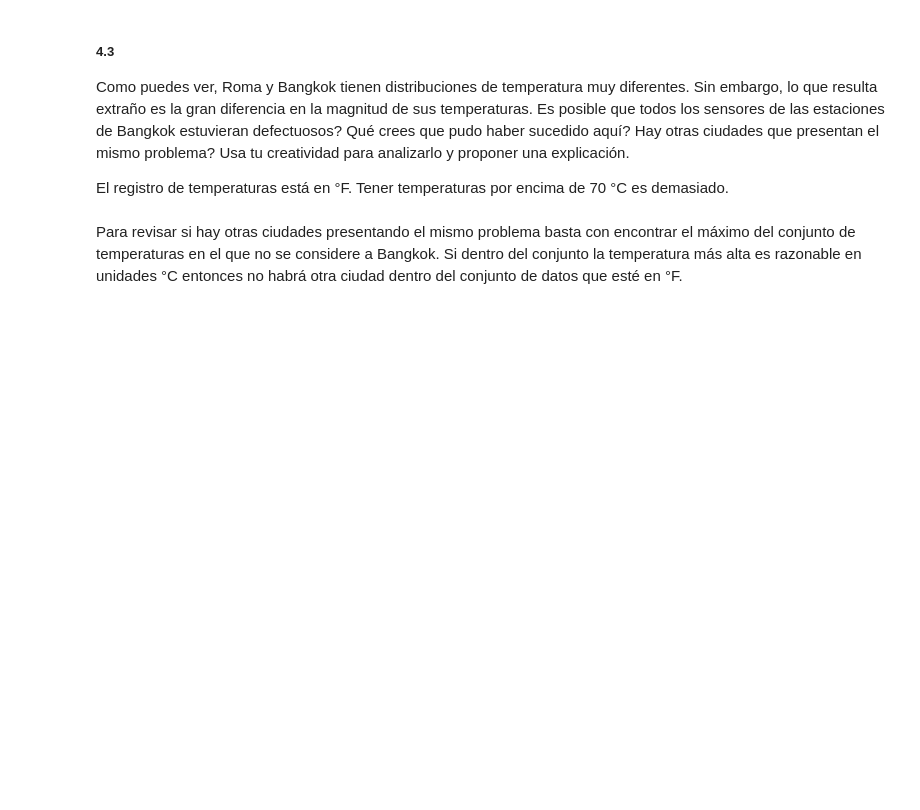
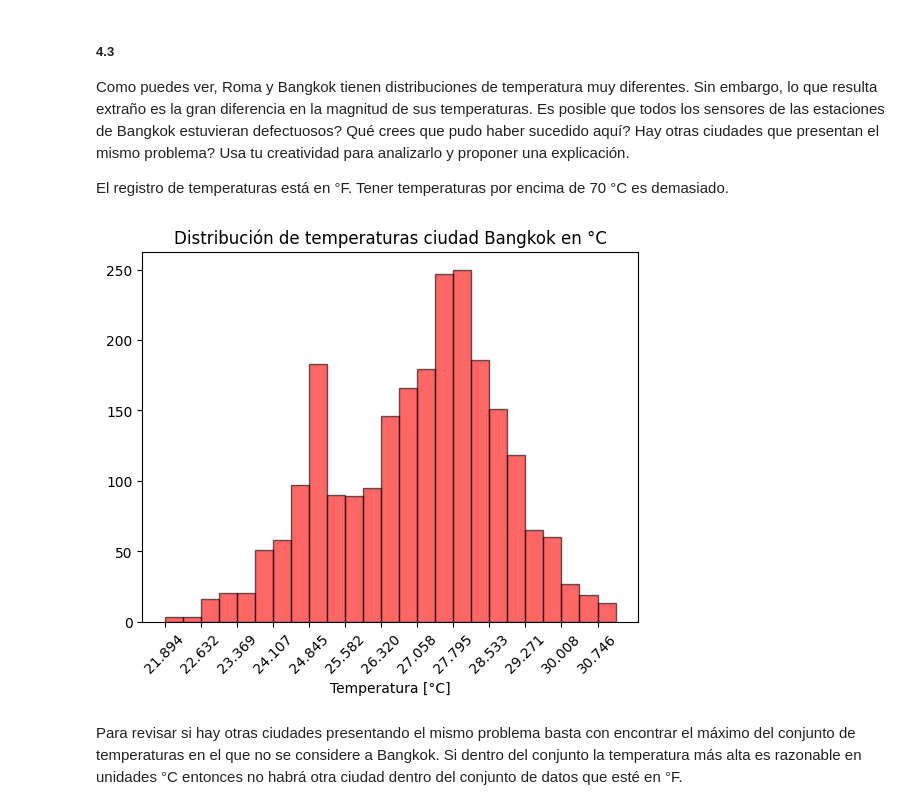
Before and after one commit to RodrigoRiveraRico/data_science_FCiencias, a Jupyter notebook: Clase_3/Clase_3.ipynb, the cells around one changed output. Saved outputs shown, nothing was run; the diff lists cells and outputs as text; code cells hidden in the pictures; blank space fills up the shorter version.

```diff
--- a/Clase_3/Clase_3.ipynb
+++ b/Clase_3/Clase_3.ipynb
@@ -299,6 +303,17 @@ estaciones de Bangkok estuvieran defectuosos? Qué crees que pudo haber sucedido
 
 El registro de temperaturas está en °F.
 Tener temperaturas por encima de 70 °C es demasiado.
+# %%
+bangkok_temp_C = (5/9)*(bangkok_temp - 32)
+
+bins_bangkok_C = np.histogram_bin_edges(bangkok_temp_C, bins='auto')
+plt.hist(bangkok_temp_C, bins=bins_bangkok_C, color='red', edgecolor=color[0], alpha=color[1])
+plt.title('Distribución de temperaturas ciudad Bangkok en °C')
+plt.xlabel('Temperatura [°C]')
+plt.xticks(bins_bangkok_C[::2], rotation=45)
+plt.show()
+# %% [output]
+[figure, added]
 # %% [markdown]
 Para revisar si hay otras ciudades presentando el mismo problema basta con encontrar el máximo del conjunto de temperaturas en el que no se considere a Bangkok. Si dentro del conjunto la temperatura más alta es razonable en unidades °C entonces no habrá otra ciudad dentro del conjunto de datos que esté en °F.
 # %%
```
Also changed, not shown: parts of 3 cells of this notebook.
